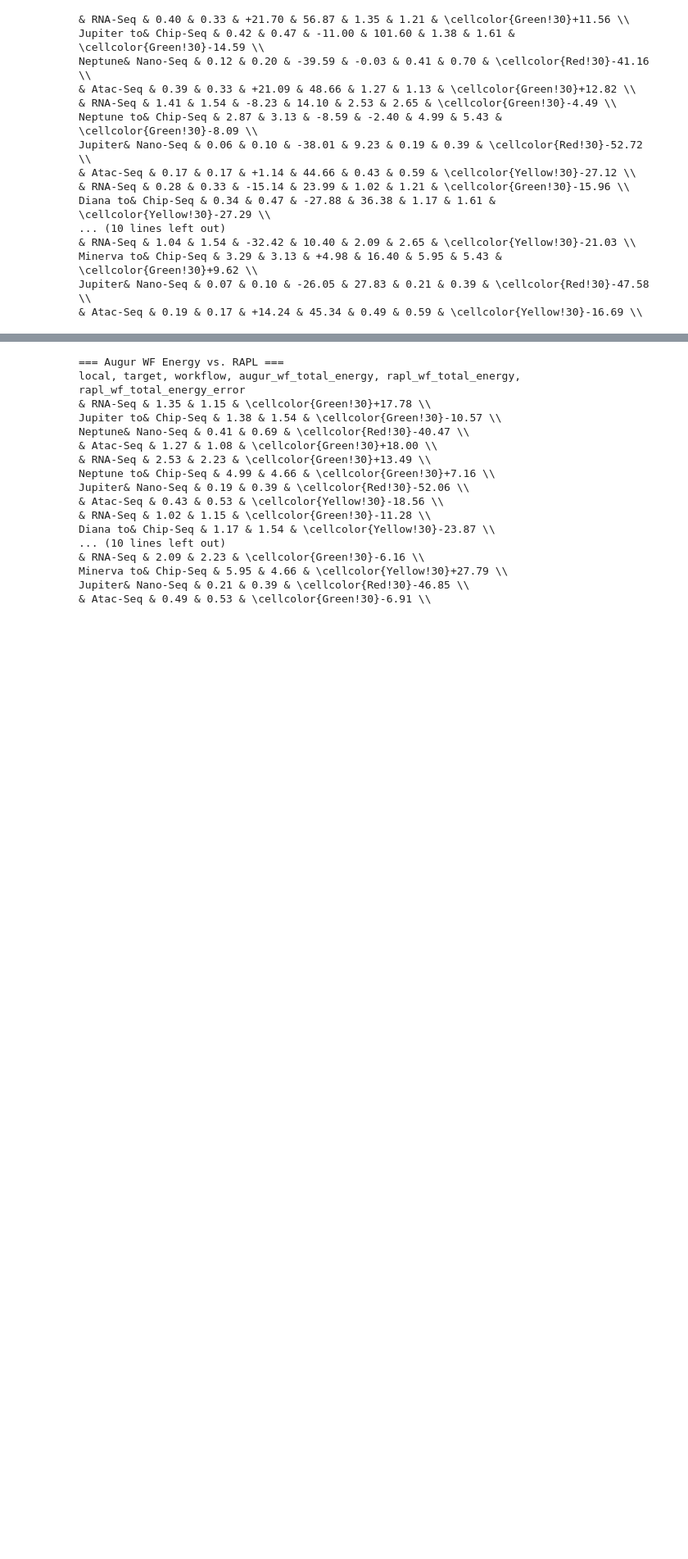
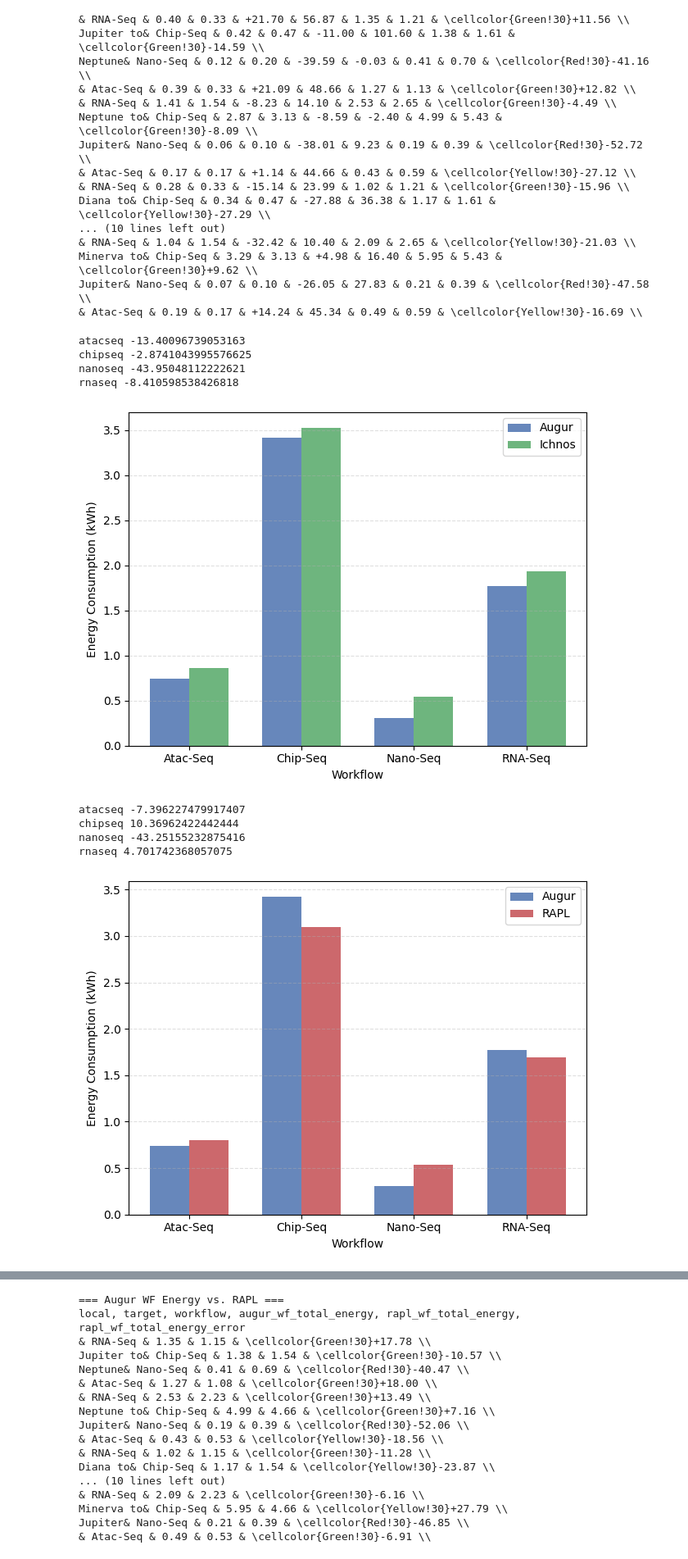
Before and after one commit to GlasgowC3lab/augur, a Jupyter notebook: experiments/profiling/evaluation.ipynb, the cells around one changed output, grey strips where cells are left out. Shown at 82% size. Saved outputs shown, nothing was run; the diff lists cells and outputs as text; code cells hidden in the pictures; blank space fills up the shorter version.

Commit message:
adding graphs for better visualisation of results

```diff
--- a/experiments/profiling/evaluation.ipynb
+++ b/experiments/profiling/evaluation.ipynb
@@ -1064,3 +1064,40 @@ Diana to& Chip-Seq & 0.34 & 0.47 & -27.88 & 36.38 & 1.17 & 1.61 & \cellcolor{Yel
 Minerva to& Chip-Seq & 3.29 & 3.13 & +4.98 & 16.40 & 5.95 & 5.43 & \cellcolor{Green!30}+9.62 \\
 Jupiter& Nano-Seq & 0.07 & 0.10 & -26.05 & 27.83 & 0.21 & 0.39 & \cellcolor{Red!30}-47.58 \\
 & Atac-Seq & 0.19 & 0.17 & +14.24 & 45.34 & 0.49 & 0.59 & \cellcolor{Yellow!30}-16.69 \\
+# %%
+def plot_energy_bars(df, compare_with, compare_label):
+    wfs = set(df['workflow'])
+    x = np.arange(len(wfs))
+    w = 0.35
+    colours = ["#4C72B0", "#55A868", "#C44E52"]
+    grouped_df = df.groupby('workflow').mean('rapl_e')
+    compare_colour = colours[1] if compare_label == 'Ichnos' else colours[2]
+    test = df.groupby('workflow')[["augur_e", compare_with]].mean()
+    for wf, row in test.iterrows():
+        print(wf, get_error(row['augur_e'], row[compare_with]))
+
+    plt.bar(x - w/2, grouped_df['augur_e'], w, label='Augur', color=colours[0], alpha=0.85)
+    plt.bar(x + w/2, grouped_df[compare_with], w, label=compare_label, color=compare_colour, alpha=0.85)
+    fancy_wfs = ['Atac-Seq', 'Chip-Seq', 'Nano-Seq', 'RNA-Seq']
+    plt.ylabel('Energy Consumption (kWh)')
+    plt.xlabel('Workflow')
+    plt.xticks(x, labels=fancy_wfs, ha='center')
+    plt.legend()
+    plt.grid(axis="y", linestyle="--", alpha=0.4)
+    plt.tight_layout()
+    plt.savefig(fname=f'../images/augur-vs-{compare_label.lower()}.png', dpi=300, format='png')
+    plt.show()
+
+plot_energy_bars(res_reflections, 'ichnos_e', 'Ichnos')
+plot_energy_bars(res_reflections, 'rapl_e', 'RAPL')
+# %% [output]
+atacseq -13.40096739053163
+chipseq -2.8741043995576625
+nanoseq -43.95048112222621
+rnaseq -8.410598538426818
+[figure, added]
+atacseq -7.396227479917407
+chipseq 10.36962422442444
+nanoseq -43.25155232875416
+rnaseq 4.701742368057075
+[figure, added]
```
Also changed, not shown: parts of 3 cells of this notebook, 3 other files.
